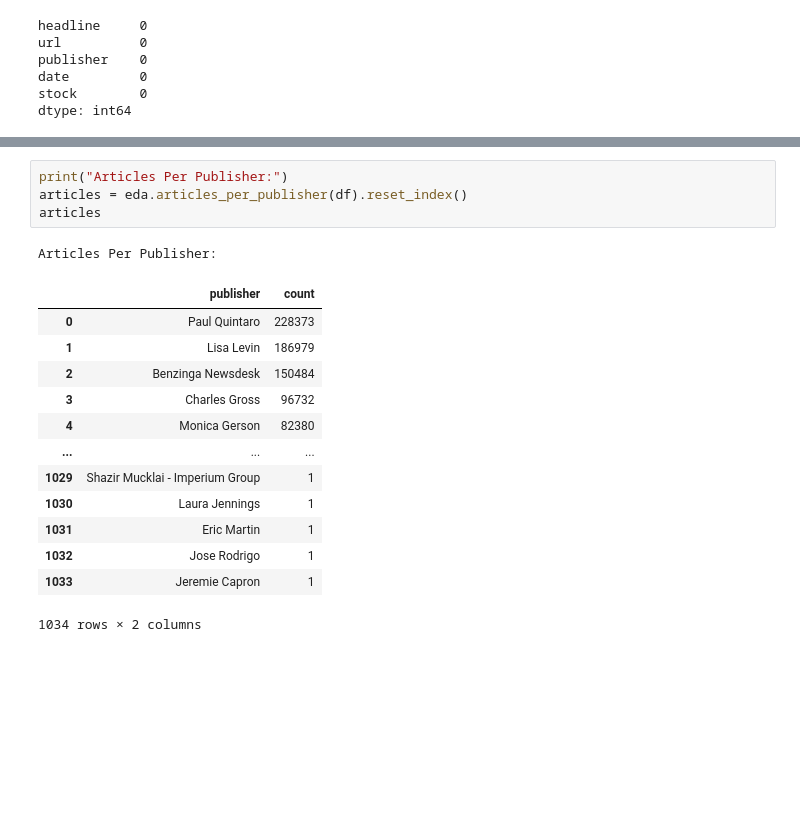
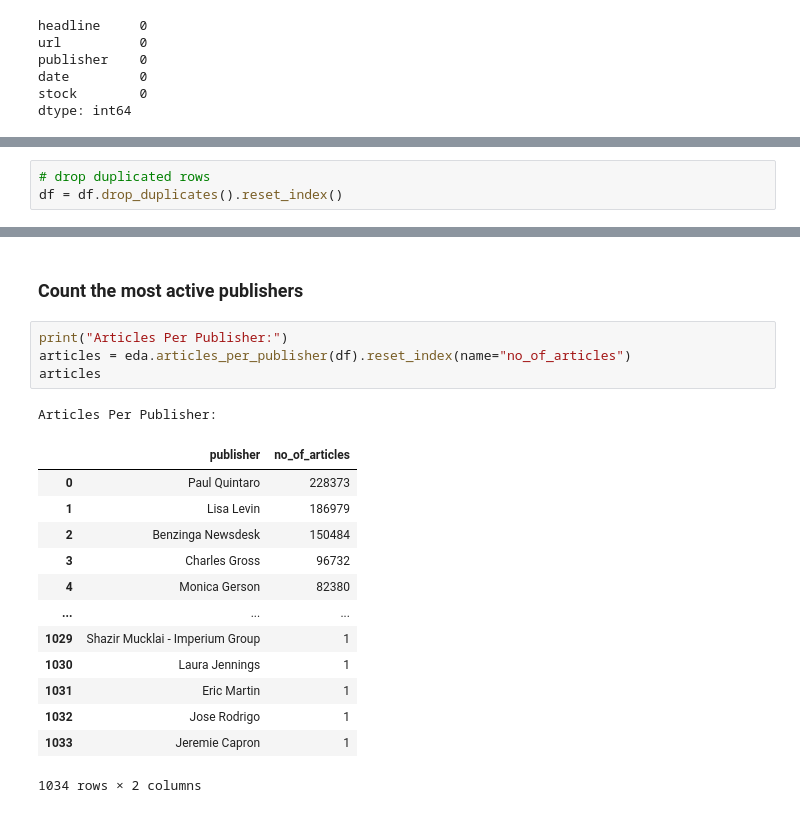
Before and after one commit to epythonlab/aim10academy-week1-challenge, a Jupyter notebook: notebooks/eda_notebook.ipynb, the cells around one changed output, grey strips where cells are left out. Cells and saved outputs as stored; diff of their text form; blank space fills up the shorter version.

```diff
--- a/notebooks/eda_notebook.ipynb
+++ b/notebooks/eda_notebook.ipynb
@@ -58,0 +67,3 @@ The date type should be datetime, we will convert it to datetime format
+# %%
+# drop duplicated rows
+df = df.drop_duplicates().reset_index()
@@ -77,10 +111,12 @@ Name: headline_length, dtype: float64
+# %% [markdown]
+### Count the most active publishers
 # %%
 print("Articles Per Publisher:")
-articles = eda.articles_per_publisher(df).reset_index()
+articles = eda.articles_per_publisher(df).reset_index(name="no_of_articles")
 articles
 # %% [output]
 Articles Per Publisher:
-|  | publisher | count |
+|  | publisher | no_of_articles |
 | 0 | Paul Quintaro | 228373 |
 | 1 | Lisa Levin | 186979 |
 | 2 | Benzinga Newsdesk | 150484 |
```
Also changed, not shown: parts of 14 cells of this notebook, 2 other files.
